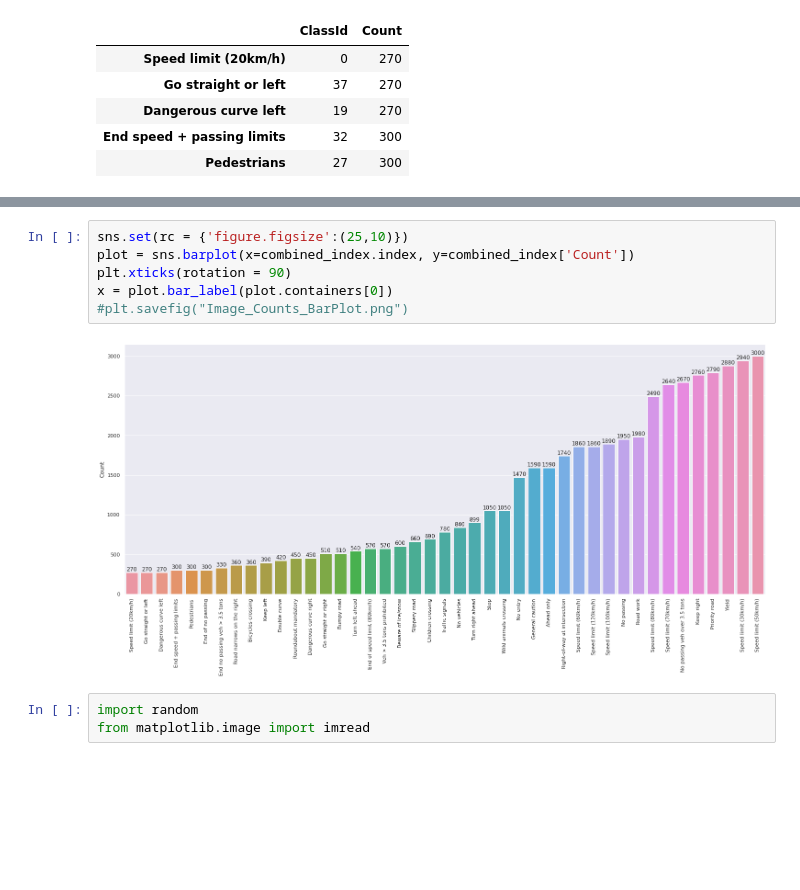
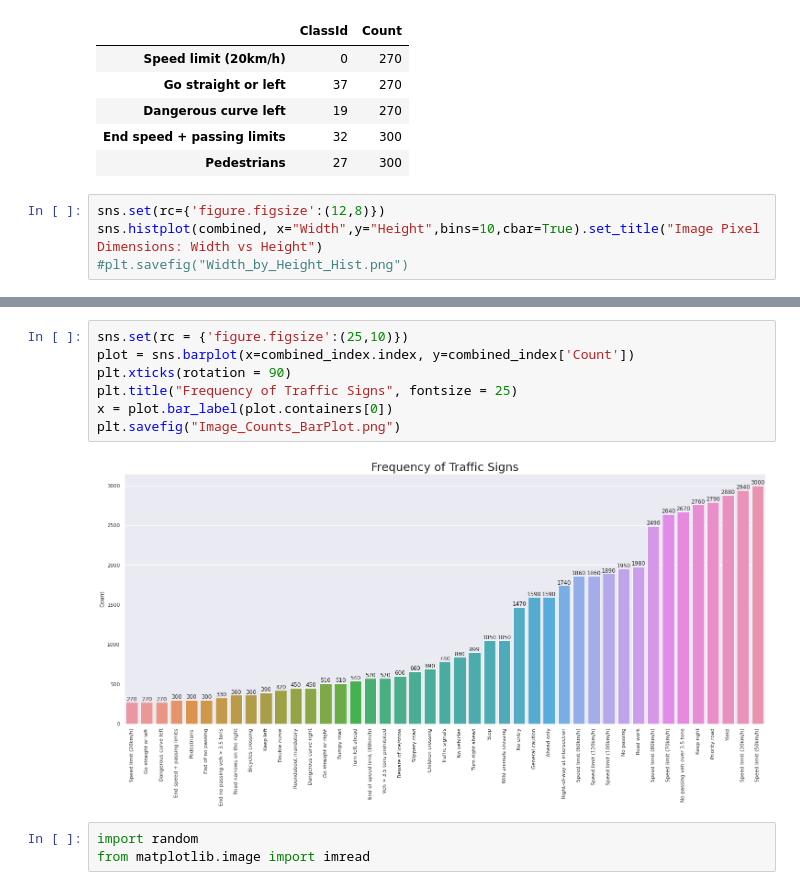
Before and after one commit to mineramc/GTSRB_image_recognition, a Jupyter notebook: GermanStreetSign.ipynb, the cells around one changed output, grey strips where cells are left out. Cells and saved outputs as stored; diff of their text form; blank space fills up the shorter version.

```diff
--- a/GermanStreetSign.ipynb
+++ b/GermanStreetSign.ipynb
@@ -158,3 +155,7 @@ combined_index.head()
 | Dangerous curve left | 19 | 270 |
 | End speed + passing limits | 32 | 300 |
 | Pedestrians | 27 | 300 |
+# %%
+sns.set(rc={'figure.figsize':(12,8)})
+sns.histplot(combined, x="Width",y="Height",bins=10,cbar=True).set_title("Image Pixel Dimensions: Width vs Height")
+#plt.savefig("Width_by_Height_Hist.png")
@@ -161,11 +165,12 @@ combined_index.head()
 # %%
 sns.set(rc = {'figure.figsize':(25,10)})
 plot = sns.barplot(x=combined_index.index, y=combined_index['Count'])
 plt.xticks(rotation = 90)
+plt.title("Frequency of Traffic Signs", fontsize = 25)
 x = plot.bar_label(plot.containers[0])
-#plt.savefig("Image_Counts_BarPlot.png")
+plt.savefig("Image_Counts_BarPlot.png")
 # %% [output]
-[figure, old version]
+[figure, new version]
 # %%
 import random
 from matplotlib.image import imread
```
Also changed, not shown: parts of 6 cells of this notebook.
